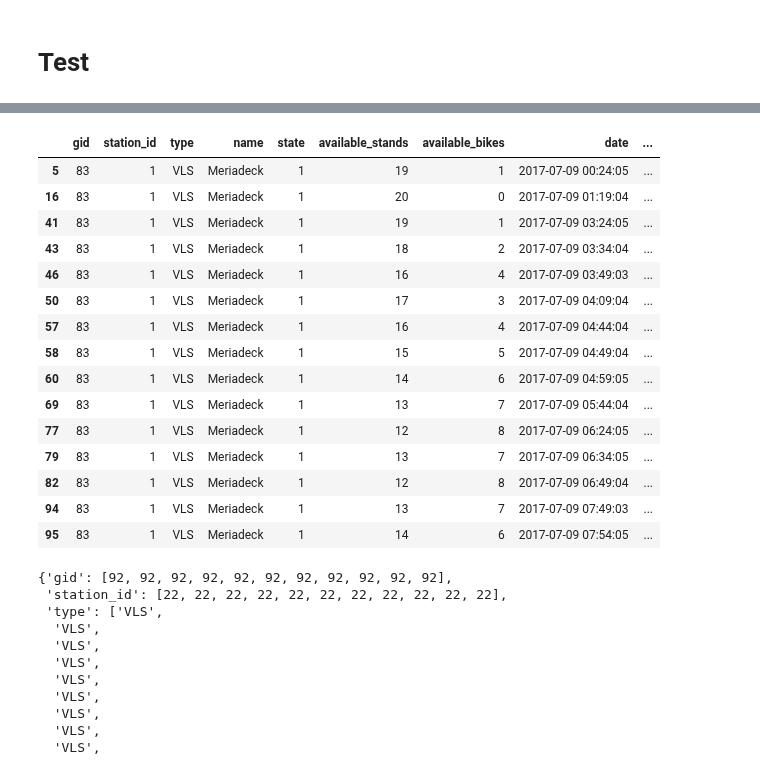
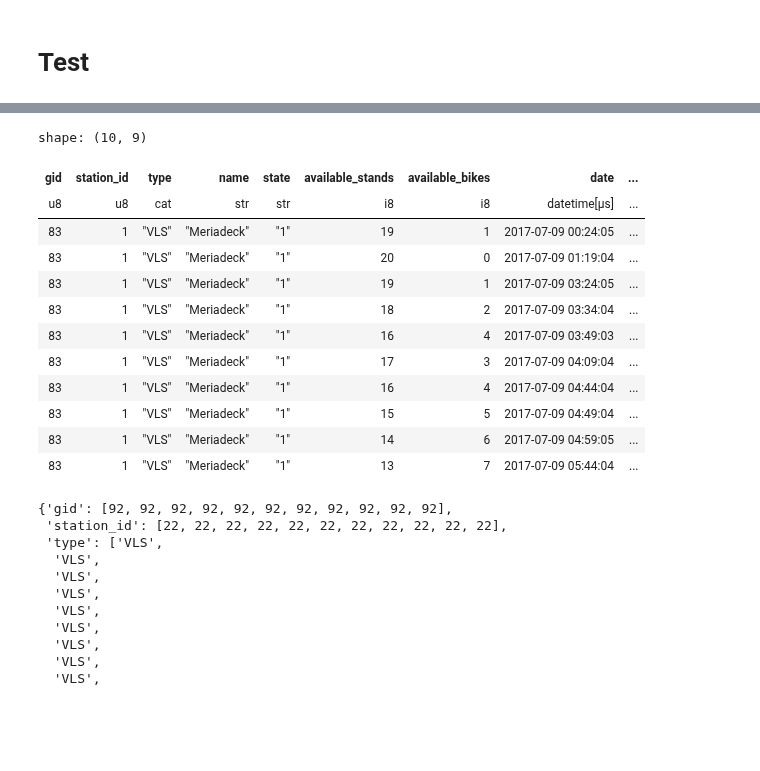
Before and after one commit to armgilles/vcub_keeper, a Jupyter notebook: notebooks/02_Features/03_transaction_all #2.ipynb, the cells around one changed output, grey strips where cells are left out. Saved outputs shown, nothing was run; the diff lists cells and outputs as text; code cells hidden in the pictures; blank space fills up the shorter version.

```diff
--- a/notebooks/02_Features/03_transaction_all #2.ipynb
+++ b/notebooks/02_Features/03_transaction_all #2.ipynb
@@ -63,41 +144,6 @@ activite[39650:39665]
 | 39664 | 84 | 2 | VLS | St Bruno | 1 | 3 | 17 | 2017-09-14 02:59:04 | ... |
 # %% [markdown]
 ## Industrialisation
-# %%
-import pandas as pd
-
-def get_transactions_all(data):
-    """
-    Calcul le nombre de transactions de vélo (ajout et dépôt) qu'il y a eu pour une même
-    station entre 2 points de données
-
-    Parameters
-    ----------
-    data : DataFrame
-        Activité des stations Vcub
-
-    Returns
-    -------
-    data : DataFrame
-        Ajout de colonne 'transactions_all'
-
-    Examples
-    --------
-
-    activite = get_transactions_all(activite)
-    """
-
-    data['available_bikes_shift'] = \
-        data.groupby('station_id')['available_bikes'].shift(1)
-
-    data['available_bikes_shift'] = data['available_bikes_shift'].fillna(data['available_bikes'])
-
-    data['transactions_all'] = np.abs(data['available_bikes'] - data['available_bikes_shift'])
-
-    # Drop non usefull column
-    data.drop('available_bikes_shift', axis=1, inplace=True)
-
-    return data
 # %%
 # Lecture de l'activité des stations
 activite = read_activity_vcub()
@@ -257,22 +317,19 @@ Timestamp('2017-07-09 00:03:04')
 # %%
-activite[activite["transactions_all"] > 0].head(15)
+activite.filter(pl.col("transactions_all") > 0).head(10)
 # %% [output]
+shape: (10, 9)
-|  | gid | station_id | type | name | state | available_stands | available_bikes | date | ... |
-| 5 | 83 | 1 | VLS | Meriadeck | 1 | 19 | 1 | 2017-07-09 00:24:05 | ... |
-| 16 | 83 | 1 | VLS | Meriadeck | 1 | 20 | 0 | 2017-07-09 01:19:04 | ... |
-| 41 | 83 | 1 | VLS | Meriadeck | 1 | 19 | 1 | 2017-07-09 03:24:05 | ... |
-| 43 | 83 | 1 | VLS | Meriadeck | 1 | 18 | 2 | 2017-07-09 03:34:04 | ... |
-| 46 | 83 | 1 | VLS | Meriadeck | 1 | 16 | 4 | 2017-07-09 03:49:03 | ... |
-| 50 | 83 | 1 | VLS | Meriadeck | 1 | 17 | 3 | 2017-07-09 04:09:04 | ... |
-| 57 | 83 | 1 | VLS | Meriadeck | 1 | 16 | 4 | 2017-07-09 04:44:04 | ... |
-| 58 | 83 | 1 | VLS | Meriadeck | 1 | 15 | 5 | 2017-07-09 04:49:04 | ... |
-| 60 | 83 | 1 | VLS | Meriadeck | 1 | 14 | 6 | 2017-07-09 04:59:05 | ... |
-| 69 | 83 | 1 | VLS | Meriadeck | 1 | 13 | 7 | 2017-07-09 05:44:04 | ... |
-| 77 | 83 | 1 | VLS | Meriadeck | 1 | 12 | 8 | 2017-07-09 06:24:05 | ... |
-| 79 | 83 | 1 | VLS | Meriadeck | 1 | 13 | 7 | 2017-07-09 06:34:05 | ... |
-| 82 | 83 | 1 | VLS | Meriadeck | 1 | 12 | 8 | 2017-07-09 06:49:04 | ... |
-| 94 | 83 | 1 | VLS | Meriadeck | 1 | 13 | 7 | 2017-07-09 07:49:03 | ... |
-| 95 | 83 | 1 | VLS | Meriadeck | 1 | 14 | 6 | 2017-07-09 07:54:05 | ... |
+| gid | station_id | type | name | state | available_stands | available_bikes | date | ... |
+| u8 | u8 | cat | str | str | i8 | i8 | datetime[μs] | ... |
+| 83 | 1 | "VLS" | "Meriadeck" | "1" | 19 | 1 | 2017-07-09 00:24:05 | ... |
+| 83 | 1 | "VLS" | "Meriadeck" | "1" | 20 | 0 | 2017-07-09 01:19:04 | ... |
+| 83 | 1 | "VLS" | "Meriadeck" | "1" | 19 | 1 | 2017-07-09 03:24:05 | ... |
+| 83 | 1 | "VLS" | "Meriadeck" | "1" | 18 | 2 | 2017-07-09 03:34:04 | ... |
+| 83 | 1 | "VLS" | "Meriadeck" | "1" | 16 | 4 | 2017-07-09 03:49:03 | ... |
+| 83 | 1 | "VLS" | "Meriadeck" | "1" | 17 | 3 | 2017-07-09 04:09:04 | ... |
+| 83 | 1 | "VLS" | "Meriadeck" | "1" | 16 | 4 | 2017-07-09 04:44:04 | ... |
+| 83 | 1 | "VLS" | "Meriadeck" | "1" | 15 | 5 | 2017-07-09 04:49:04 | ... |
+| 83 | 1 | "VLS" | "Meriadeck" | "1" | 14 | 6 | 2017-07-09 04:59:05 | ... |
+| 83 | 1 | "VLS" | "Meriadeck" | "1" | 13 | 7 | 2017-07-09 05:44:04 | ... |
 # %%
 # activite[(activite["transactions_out"] > 1) & (activite["date"] == "2017-07-09 11:09:04")].head()
 # activite[(activite["date"] >= "'2017-07-09 03:24:05'") & (activite["station_id"] == 1)].head(11).to_dict(orient="list")
```
Also changed, not shown: parts of 29 cells of this notebook, 4 other files.
